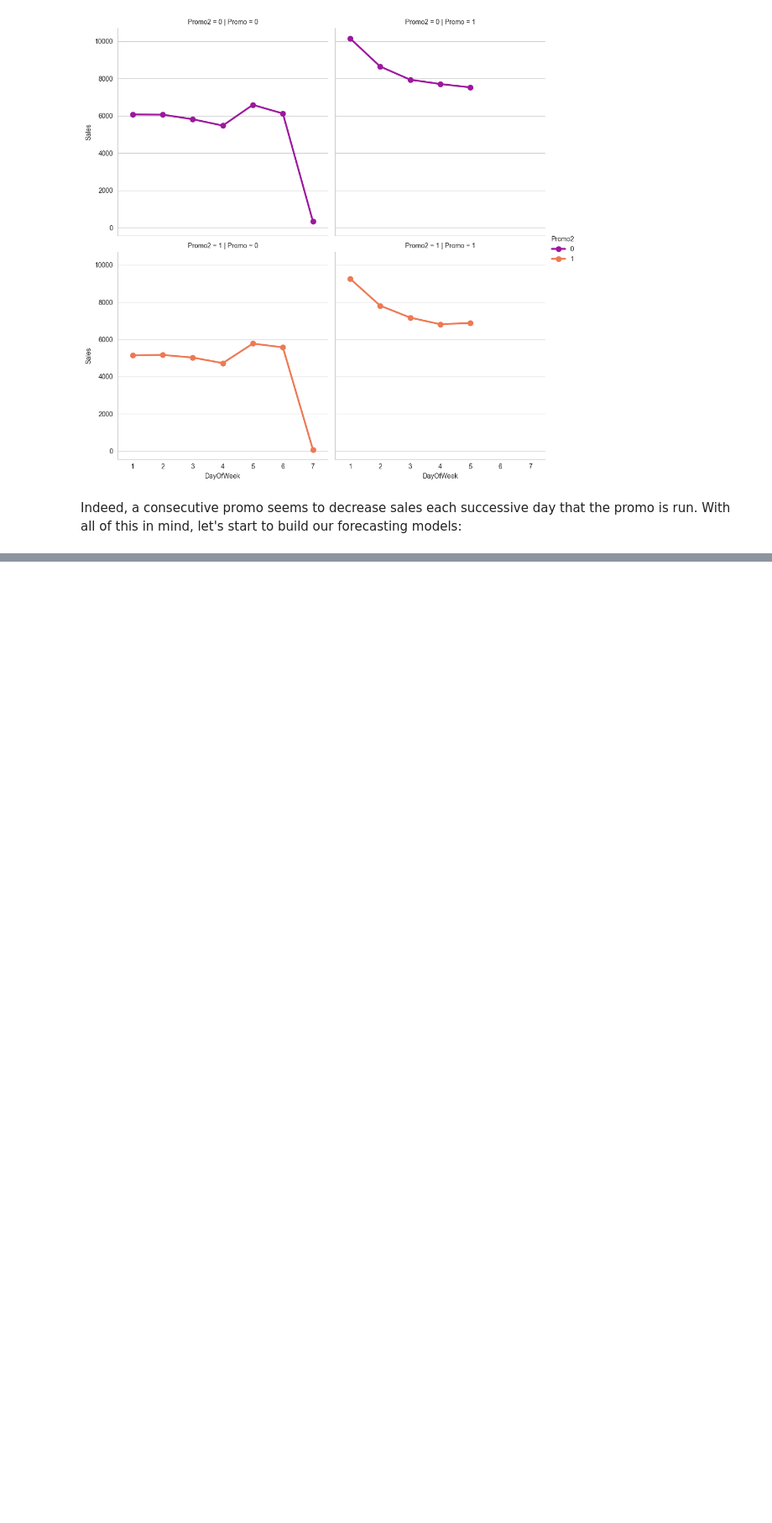
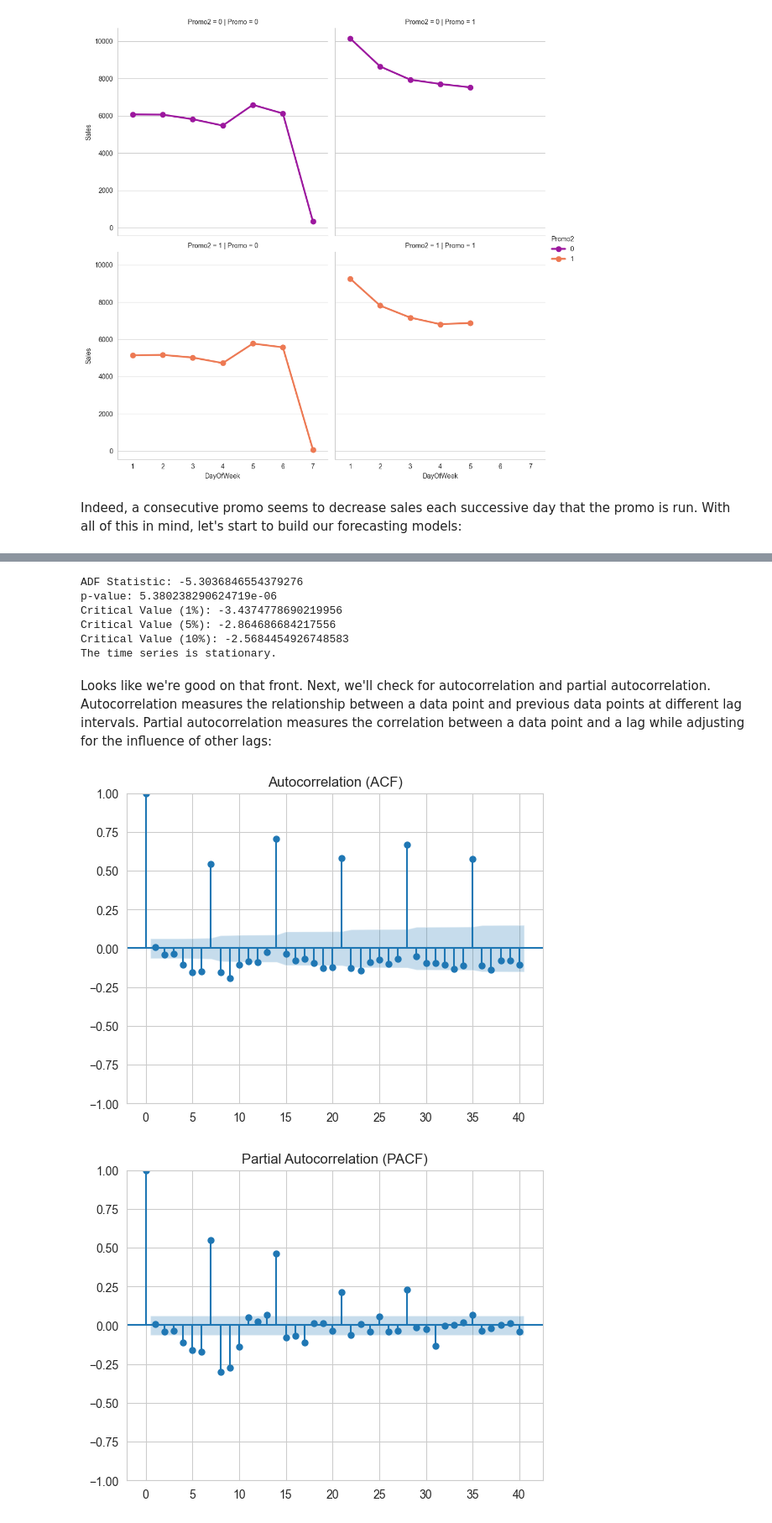
Before and after one commit to austindbirch/data_science_portfolio, a Jupyter notebook: 2: Sales and Revenue Optimization/Sales Forecasting/sales_forecasting.ipynb, the cells around one changed output, grey strips where cells are left out. Shown at 84% size. Drawn from its saved outputs; the diff is of its cells as text; code cells hidden in the pictures; blank space fills up the shorter version.

Commit message:
SARIMA

```diff
--- a/2: Sales and Revenue Optimization/Sales Forecasting/sales_forecasting.ipynb
+++ b/2: Sales and Revenue Optimization/Sales Forecasting/sales_forecasting.ipynb
@@ -411,0 +523,39 @@ full_data.describe
+# %%
+from statsmodels.tsa.statespace.sarimax import SARIMAX # pip install statsmodels
+from statsmodels.tsa.seasonal import seasonal_decompose
+from statsmodels.tsa.stattools import adfuller, acf, pacf
+from statsmodels.graphics.tsaplots import plot_acf, plot_pacf
+
+selected_store_df.set_index('Date', inplace=True)
+time_series = selected_store_df['Sales']
+
+
+def adf_test(series):
+    result = adfuller(series)
+    print("ADF Statistic:", result[0])
+    print("p-value:", result[1])
+    for key, value in result[4].items():
+        print(f"Critical Value ({key}): {value}")
+    if result[1] <= 0.05:
+        print("The time series is stationary.")
+    else:
+        print("The time series is not stationary.")
+
+
+adf_test(time_series)
+# %% [output]
+ADF Statistic: -5.3036846554379276
+p-value: 5.380238290624719e-06
+Critical Value (1%): -3.4374778690219956
+Critical Value (5%): -2.864686684217556
+Critical Value (10%): -2.5684454926748583
+The time series is stationary.
+# %% [markdown]
+Looks like we're good on that front. Next, we'll check for autocorrelation and partial autocorrelation. Autocorrelation measures the relationship between a data point and previous data points at different lag intervals. Partial autocorrelation measures the correlation between a data point and a lag while adjusting for the influence of other lags:
+# %%
+plot_acf(time_series, lags=40, title='Autocorrelation (ACF)')
+plot_pacf(time_series, lags=40, title='Partial Autocorrelation (PACF)')
+plt.show()
+# %% [output]
+[figure, added]
+[figure, added]
```
Also changed, not shown: parts of 17 cells of this notebook.
